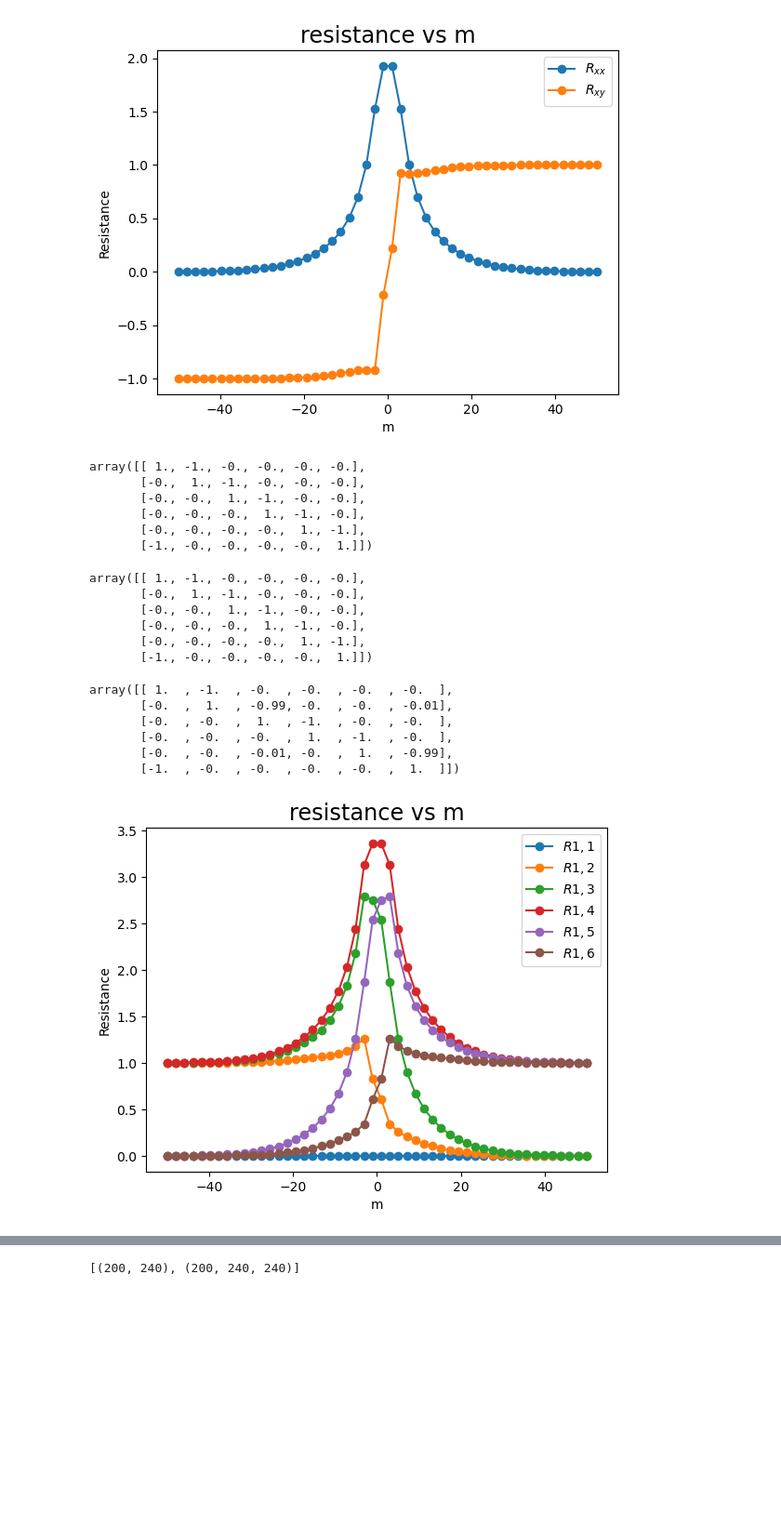
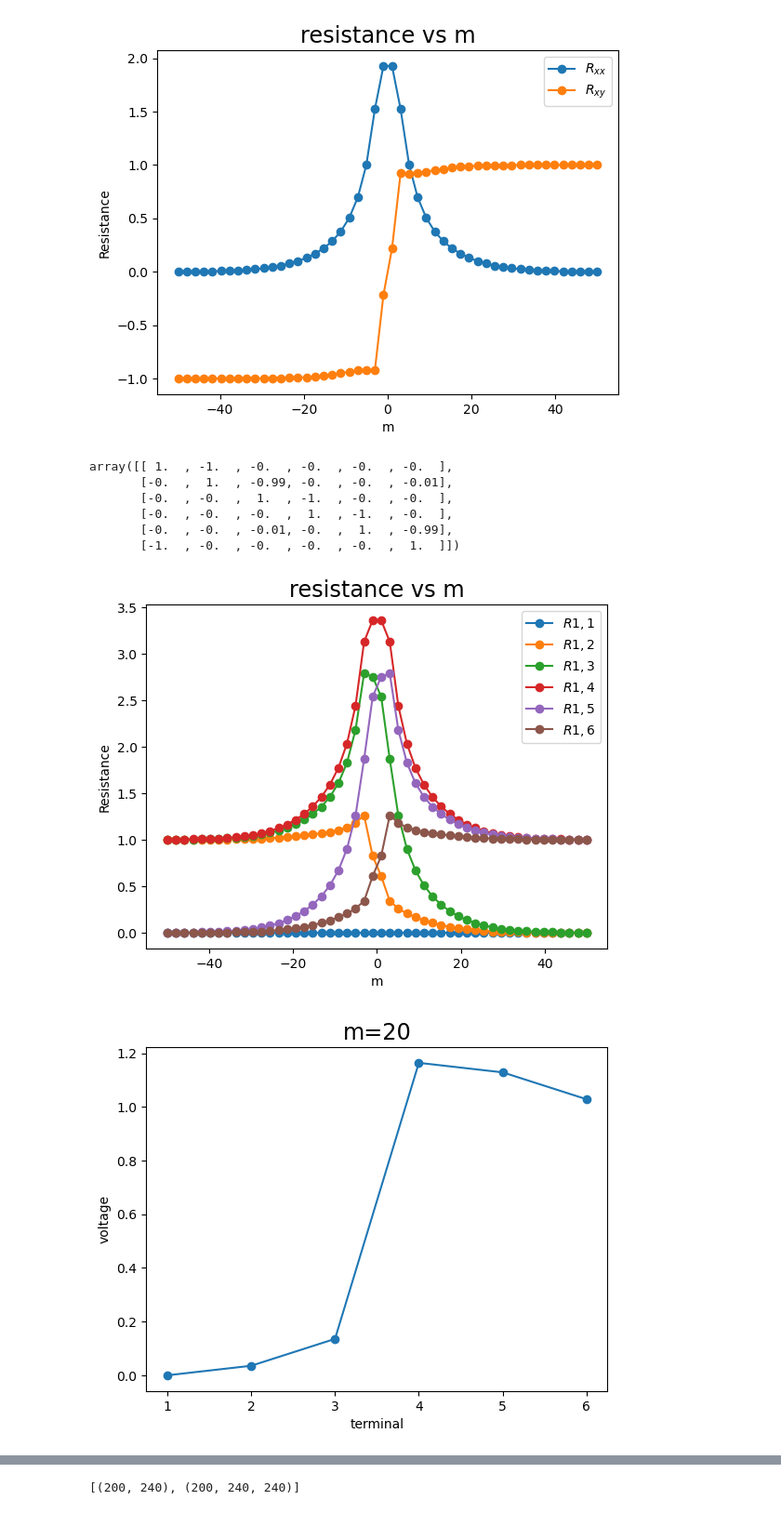
Before and after one commit to Xky123ff/GIT--DEMO, a Jupyter notebook: r_c-c.ipynb, the cells around one changed output, grey strips where cells are left out. Shown at 93% size. Drawn from its saved outputs; the diff is of its cells as text; code cells hidden in the pictures; blank space fills up the shorter version.

```diff
--- a/r_c-c.ipynb
+++ b/r_c-c.ipynb
@@ -131,7 +133,7 @@ kwant.plot(syst);
 # %% [output]
 [figure]
 # %%
-tmatrix = kwant.smatrix(syst, 3.0,params=dict(m=30))
+tmatrix = kwant.smatrix(syst, 3.0,params=dict(m=10))
 tm=tmatrix.conductance_matrix()
 np.round(tm,2)
 # %% [output]
@@ -225,24 +230,6 @@ for m_value in m_range:
 rMplot(m_range,np.array(data))
 # %% [output]
 [figure]
-# %%
-np.round(data[0],2)
-# %% [output]
-array([[ 1., -1., -0., -0., -0., -0.],
-       [-0.,  1., -1., -0., -0., -0.],
-       [-0., -0.,  1., -1., -0., -0.],
-       [-0., -0., -0.,  1., -1., -0.],
-       [-0., -0., -0., -0.,  1., -1.],
-       [-1., -0., -0., -0., -0.,  1.]])
-# %%
-np.round(data[3],2)
-# %% [output]
-array([[ 1., -1., -0., -0., -0., -0.],
-       [-0.,  1., -1., -0., -0., -0.],
-       [-0., -0.,  1., -1., -0., -0.],
-       [-0., -0., -0.,  1., -1., -0.],
-       [-0., -0., -0., -0.,  1., -1.],
-       [-1., -0., -0., -0., -0.,  1.]])
 # %%
 np.round(data[6],2)
 # %% [output]
@@ -255,25 +242,39 @@ array([[ 1.  , -1.  , -0.  , -0.  , -0.  , -0.  ],
 # %%
 # One m, one resistance
 r=[]
 def rMplot_m(m_list, data, lead1=2,lead2=5, ptitle='resistance vs m'):
     current = [1, 0, 0, -1, 0, 0]
     rx=[]
     for i in range(data.shape[0]):
         voltage = find_voltages(data[i],current)
         rx.append(voltage[lead1-1]-voltage[lead2-1])
-    r.append(rx[49])
+    r.append(rx[35])
     plt.plot(m_list,rx,'-o', label=f'$R {lead1},{lead2}$')
 
     plt.title(ptitle, size='xx-large')
     plt.xlabel('m')
     plt.ylabel('Resistance')
     plt.legend()
 # double 3
 rMplot_m(m_range,np.array(data),1,1)
 rMplot_m(m_range,np.array(data),1,2)
 rMplot_m(m_range,np.array(data),1,3)
 rMplot_m(m_range,np.array(data),1,4)
 rMplot_m(m_range,np.array(data),1,5)
 rMplot_m(m_range,np.array(data),1,6)
+plt.show()
+
+#voltage vs n
+np.round(r,2)
+num=[]
+for i in range(7):
+    num.append(i)
+del num[0]
+plt.plot(num,r,'-o', label='R')
+plt.title("m=20", size='xx-large')
+plt.xlabel('terminal')
+plt.ylabel('voltage')
+plt.show()
 # %% [output]
 [figure]
+[figure, added]
```
Also changed, not shown: parts of 26 cells of this notebook, 6 other files.
